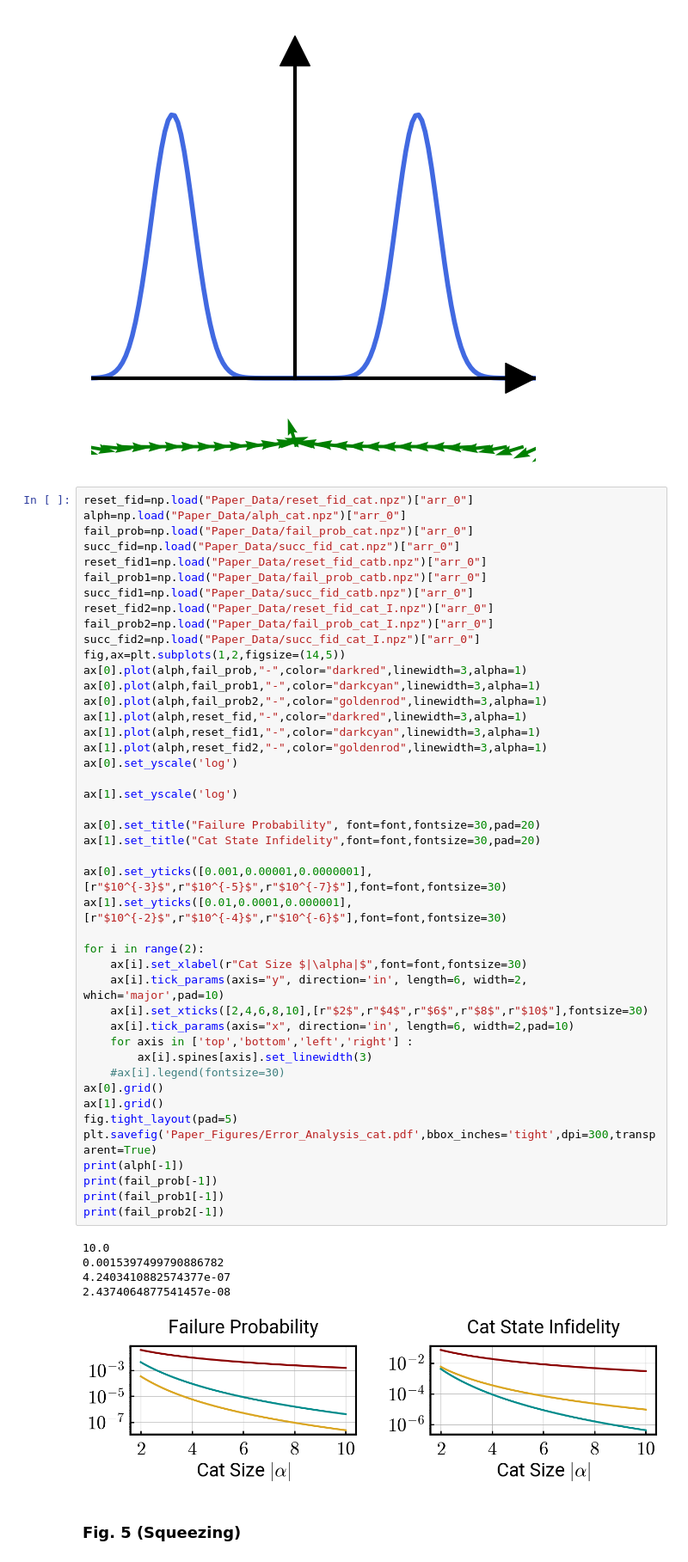
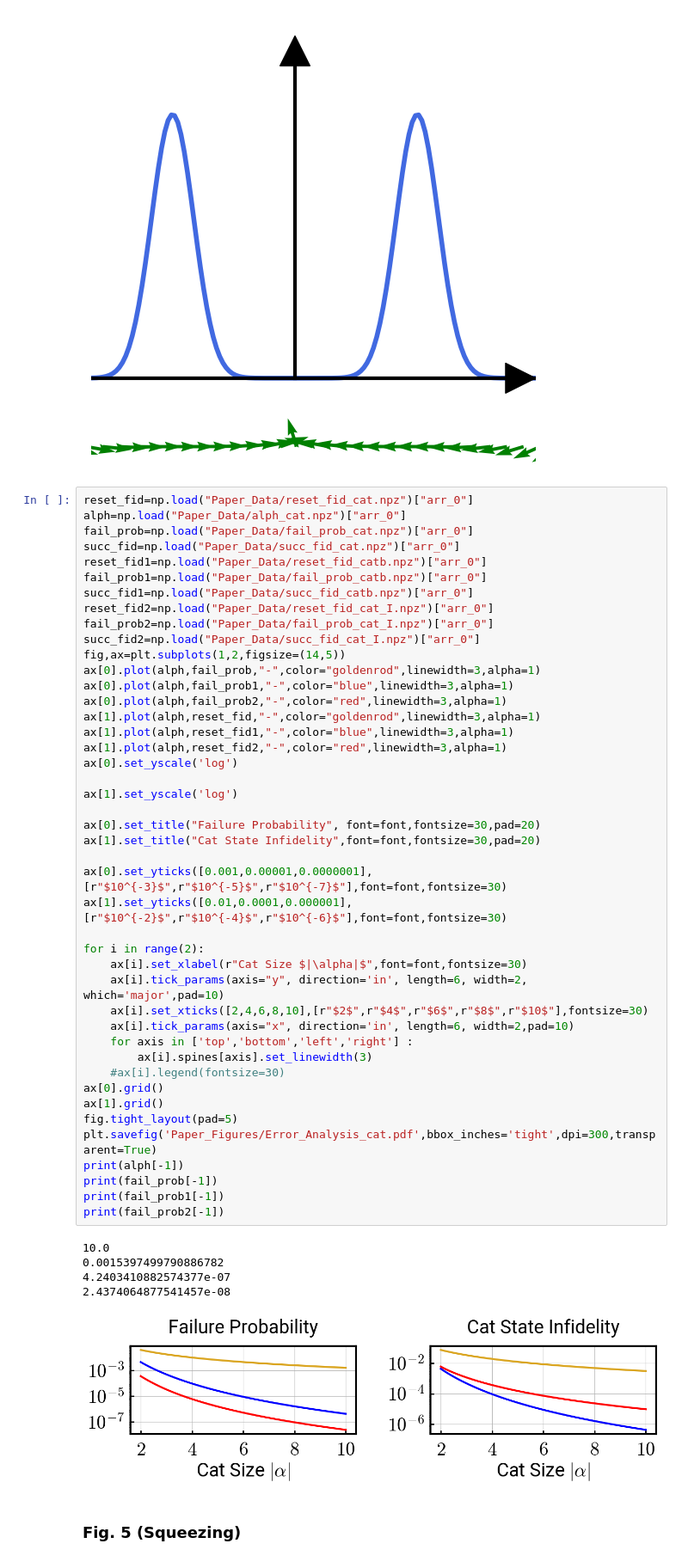
Before and after one commit to shraggy/NA-QSP_sims, a Jupyter notebook: Paper_Figures_NA-QSP.ipynb, the cells around one changed output. Shown at 86% size. Drawn from its saved outputs; the diff is of its cells as text.

Commit message:
fixed curves of fig 4b

```diff
--- a/Paper_Figures_NA-QSP.ipynb
+++ b/Paper_Figures_NA-QSP.ipynb
@@ -314,44 +314,44 @@ reset_fid2=np.load("Paper_Data/reset_fid_cat_I.npz")["arr_0"]
 fail_prob2=np.load("Paper_Data/fail_prob_cat_I.npz")["arr_0"]
 succ_fid2=np.load("Paper_Data/succ_fid_cat_I.npz")["arr_0"]
 fig,ax=plt.subplots(1,2,figsize=(14,5))
-ax[0].plot(alph,fail_prob,"-",color="darkred",linewidth=3,alpha=1)
-ax[0].plot(alph,fail_prob1,"-",color="darkcyan",linewidth=3,alpha=1)
-ax[0].plot(alph,fail_prob2,"-",color="goldenrod",linewidth=3,alpha=1)
-ax[1].plot(alph,reset_fid,"-",color="darkred",linewidth=3,alpha=1)
-ax[1].plot(alph,reset_fid1,"-",color="darkcyan",linewidth=3,alpha=1)
-ax[1].plot(alph,reset_fid2,"-",color="goldenrod",linewidth=3,alpha=1)
+ax[0].plot(alph,fail_prob,"-",color="goldenrod",linewidth=3,alpha=1)
+ax[0].plot(alph,fail_prob1,"-",color="blue",linewidth=3,alpha=1)
+ax[0].plot(alph,fail_prob2,"-",color="red",linewidth=3,alpha=1)
+ax[1].plot(alph,reset_fid,"-",color="goldenrod",linewidth=3,alpha=1)
+ax[1].plot(alph,reset_fid1,"-",color="blue",linewidth=3,alpha=1)
+ax[1].plot(alph,reset_fid2,"-",color="red",linewidth=3,alpha=1)
 ax[0].set_yscale('log')
 
 ax[1].set_yscale('log')
 
 ax[0].set_title("Failure Probability", font=font,fontsize=30,pad=20)
 ax[1].set_title("Cat State Infidelity",font=font,fontsize=30,pad=20)
 
 ax[0].set_yticks([0.001,0.00001,0.0000001],[r"$10^{-3}$",r"$10^{-5}$",r"$10^{-7}$"],font=font,fontsize=30)
 ax[1].set_yticks([0.01,0.0001,0.000001],[r"$10^{-2}$",r"$10^{-4}$",r"$10^{-6}$"],font=font,fontsize=30)
 
 for i in range(2):
     ax[i].set_xlabel(r"Cat Size $|\alpha|$",font=font,fontsize=30)
     ax[i].tick_params(axis="y", direction='in', length=6, width=2, which='major',pad=10)
     ax[i].set_xticks([2,4,6,8,10],[r"$2$",r"$4$",r"$6$",r"$8$",r"$10$"],fontsize=30)
     ax[i].tick_params(axis="x", direction='in', length=6, width=2,pad=10)
     for axis in ['top','bottom','left','right'] :
         ax[i].spines[axis].set_linewidth(3)
     #ax[i].legend(fontsize=30)
 ax[0].grid()
 ax[1].grid()
 fig.tight_layout(pad=5)
 plt.savefig('Paper_Figures/Error_Analysis_cat.pdf',bbox_inches='tight',dpi=300,transparent=True)
 print(alph[-1])
 print(fail_prob[-1])
 print(fail_prob1[-1])
 print(fail_prob2[-1])
 # %% [output]
 10.0
 0.0015397499790886782
 4.2403410882574377e-07
 2.4374064877541457e-08
-[figure, old version]
+[figure, new version]
 # %% [markdown]
 ### Fig. 5 (Squeezing)
 # %%
```
Also changed, not shown: 1 other file.
